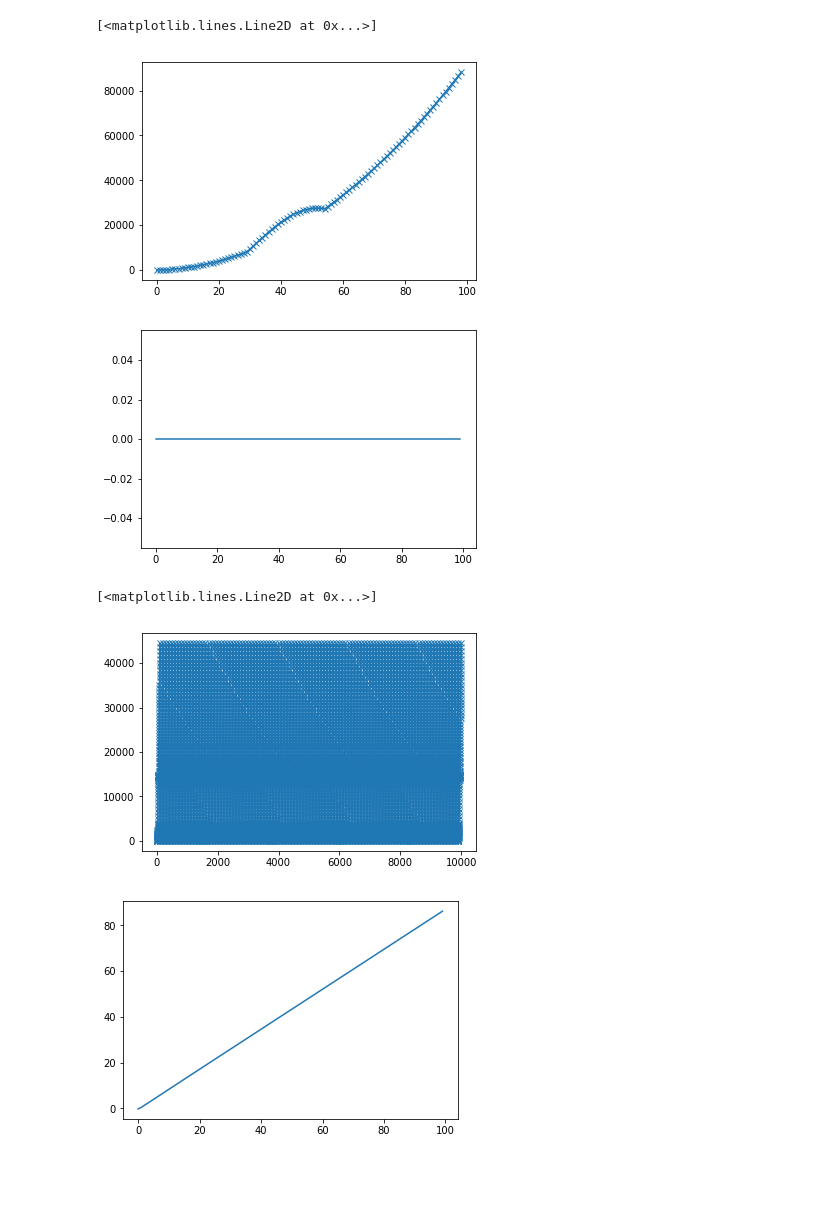
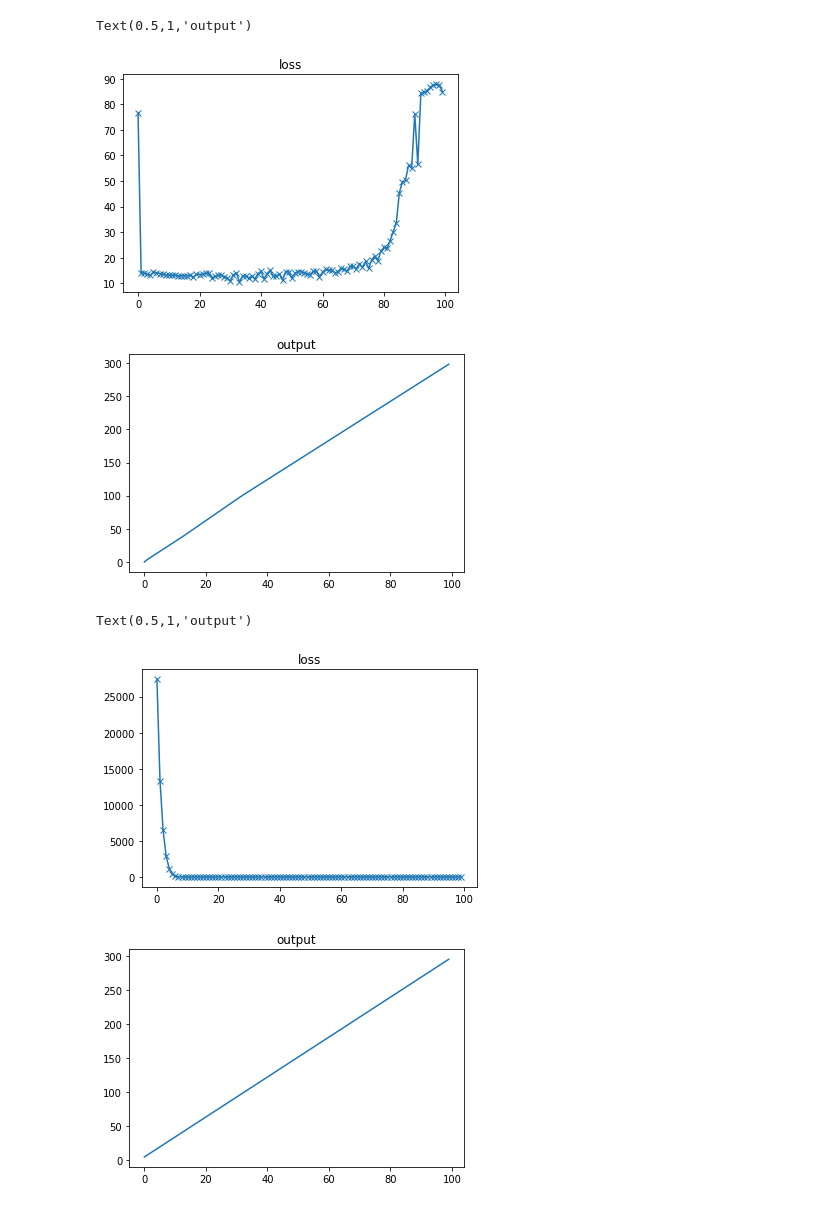
Before and after one commit to mmolnar0/sgillen_research, a Jupyter notebook: scratch/linear_passthrough.ipynb, the cells around one changed output. Drawn from its saved outputs; the diff is of its cells as text; code cells hidden in the pictures; blank space fills up the shorter version.

Commit message:
more work with differnt optimizers

```diff
--- a/scratch/linear_passthrough.ipynb
+++ b/scratch/linear_passthrough.ipynb
@@ -22,8 +24,8 @@ class Net(nn.Module):
         return x
 
 net = Net()
-optimizer = optim.SGD(net.parameters(), lr=0.01, momentum = .05)
-#optimizer = optim.Adam(net.parameters(), lr=0.01)
+#optimizer = optim.SGD(net.parameters(), lr=0.0001, momentum = .05)
+optimizer = optim.Adam(net.parameters(), lr=0.01)
 # %%
 class SkipNet(nn.Module):
     def __init__(self):
@@ -73,9 +75,15 @@ loss_hist = []
 weight_hist1 = []
 weight_hist2 = []
 
+#import pdb; pdb.set_trace()
+
 weight_hist1.append(net.fc1.weight.clone())
 for epoch in range(100):
+    total_loss = 0
+
     for i, data2 in enumerate(zip(input_data, output_data)):
+
+
         X, Y = iter(data2)
         #X, Y = Variable(torch.FloatTensor([X]), requires_grad=True).cuda(), Variable(torch.FloatTensor([Y]), requires_grad=False).cuda()
         X, Y = Variable(torch.FloatTensor([X]), requires_grad=True), Variable(torch.FloatTensor([Y]), requires_grad=False)
@@ -86,31 +94,32 @@ for epoch in range(100):
         loss.backward()
         optimizer.step()
 
-        loss_hist.append(loss.data[0])
-        weight_hist1.append(net.fc1.weight.clone())
-        weight_hist2.append(net.fc2.weight.clone())
-        #weight_hist2.append(net.fc2.weight)
-        #if (i % 10 == 0):
-            #print("Epoch {} - loss: {}".format(epoch, loss.data[0]))
+        total_loss += loss
+
+    loss_hist.append(total_loss/len(input_data))
+    weight_hist1.append(net.fc1.weight.clone())
+    weight_hist2.append(net.fc2.weight.clone())
 # %%
 %matplotlib inline
-plt.plot(loss_hist[1:100], 'x-')
+plt.plot(loss_hist, 'x-')
+plt.title("loss")
 plt.figure()
 
-torch.all(torch.eq(weight_hist1[0], weight_hist1[121]))
+#torch.all(torch.eq(weight_hist1[0], weight_hist1[121]))
 
 test = net(torch.FloatTensor([1]))
 test.data
 
 output = []
 for data in input_data:
     output.append(net(torch.FloatTensor([data]).data))
 
 plt.plot(output)
+plt.title("output")
 # %% [output]
-[<matplotlib.lines.Line2D at 0x...>]
+Text(0.5,1,'output')
-[figure, old version]
+[figure, new version]
-[figure, old version]
+[figure, new version]
 # %%
 # for the skip network
 skip_loss_hist = []
@@ -140,16 +150,18 @@ for epoch in range(100):
 # %%
 plt.plot(skip_loss_hist, 'x-')
+plt.title("loss")
 plt.figure()
+
 
 output = []
 for data in input_data:
     output.append(skipnet(torch.FloatTensor([data]).data))
 
 plt.plot(output)
-
+plt.title("output")
 #print(skip_weight_hist1[0])
 #print(skip_weight_hist1[100])
 # %% [output]
-[<matplotlib.lines.Line2D at 0x...>]
+Text(0.5,1,'output')
-[figure, old version]
+[figure, new version]
-[figure, old version]
+[figure, new version]
```
Also changed, not shown: parts of 6 cells of this notebook.
